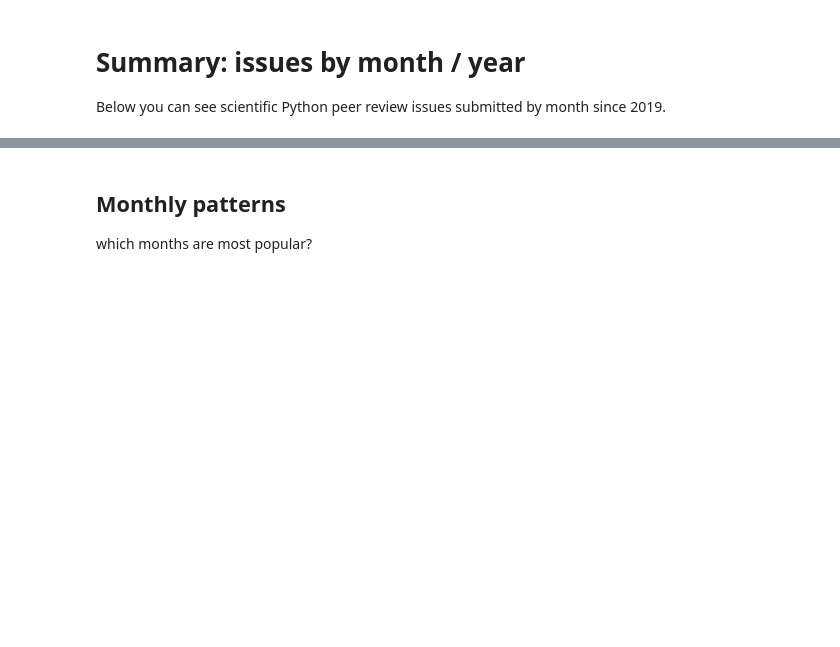
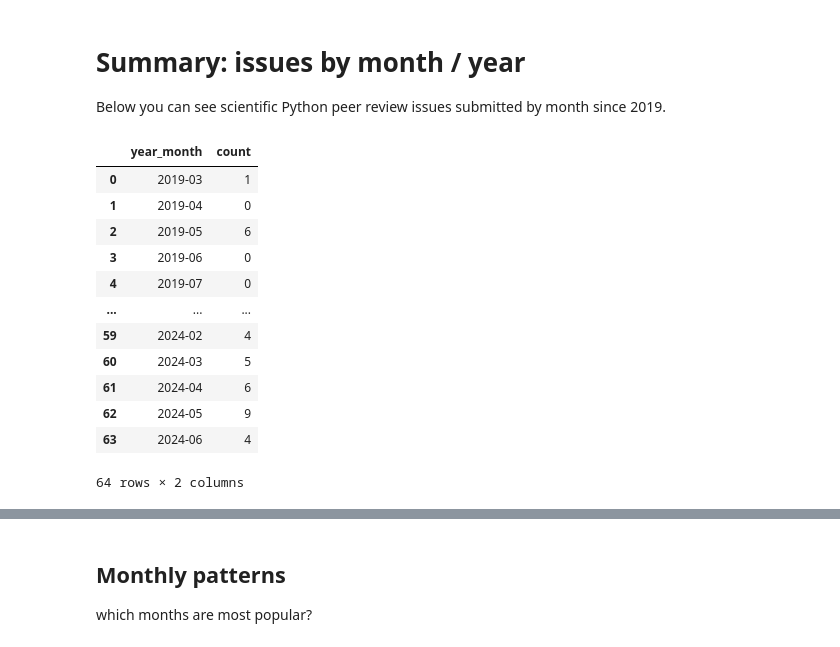
Before and after one commit to pyOpenSci/peer-review-metrics, a Jupyter notebook: pyOpenSci-peer-review-stats.ipynb, the cells around one changed output, grey strips where cells are left out. Saved outputs shown, nothing was run; the diff lists cells and outputs as text; code cells hidden in the pictures; blank space fills up the shorter version.

```diff
--- a/pyOpenSci-peer-review-stats.ipynb
+++ b/pyOpenSci-peer-review-stats.ipynb
@@ -173,6 +183,23 @@ month_year_counts = (
 # Summary: issues by month / year
 
 Below you can see scientific Python peer review issues submitted by month since 2019.
+# %%
+# Total by month
+month_year_counts
+# %% [output]
+|  | year_month | count |
+| 0 | 2019-03 | 1 |
+| 1 | 2019-04 | 0 |
+| 2 | 2019-05 | 6 |
+| 3 | 2019-06 | 0 |
+| 4 | 2019-07 | 0 |
+| ... | ... | ... |
+| 59 | 2024-02 | 4 |
+| 60 | 2024-03 | 5 |
+| 61 | 2024-04 | 6 |
+| 62 | 2024-05 | 9 |
+| 63 | 2024-06 | 4 |
+64 rows × 2 columns
 # %%
 # Split year_month into separate year and month columns
 month_year_counts["year"] = month_year_counts["year_month"].dt.year
```
Also changed, not shown: parts of 5 cells of this notebook, 5 other files.
